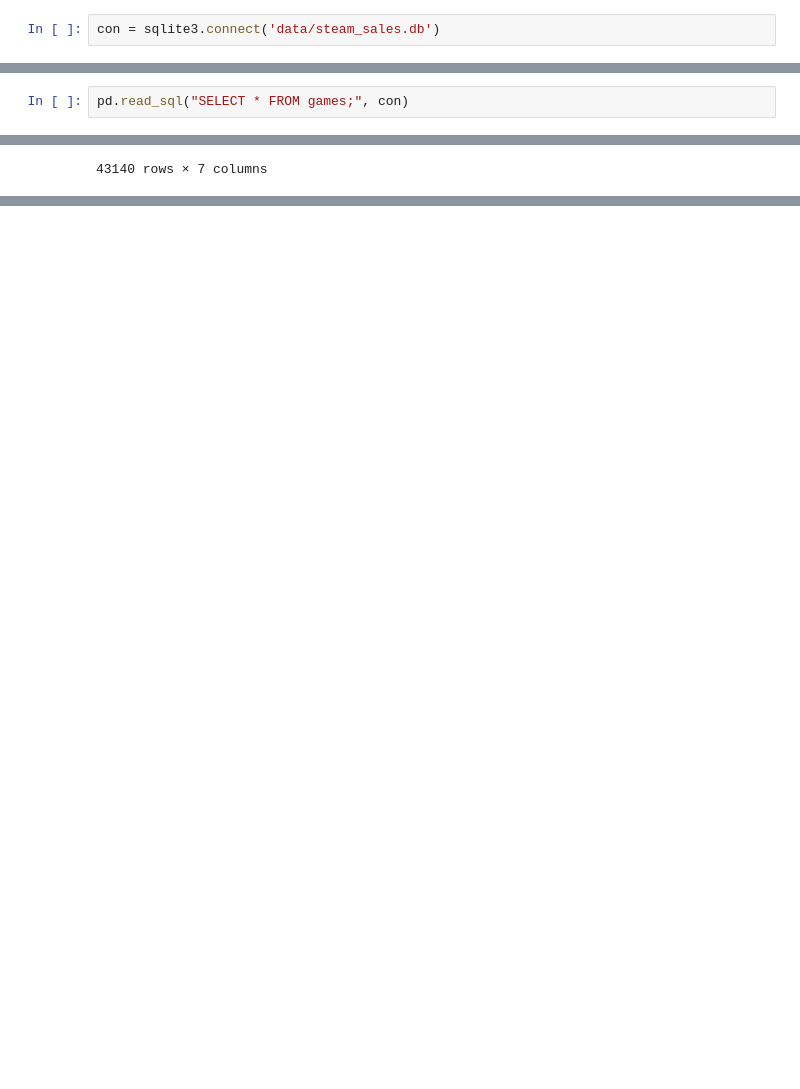
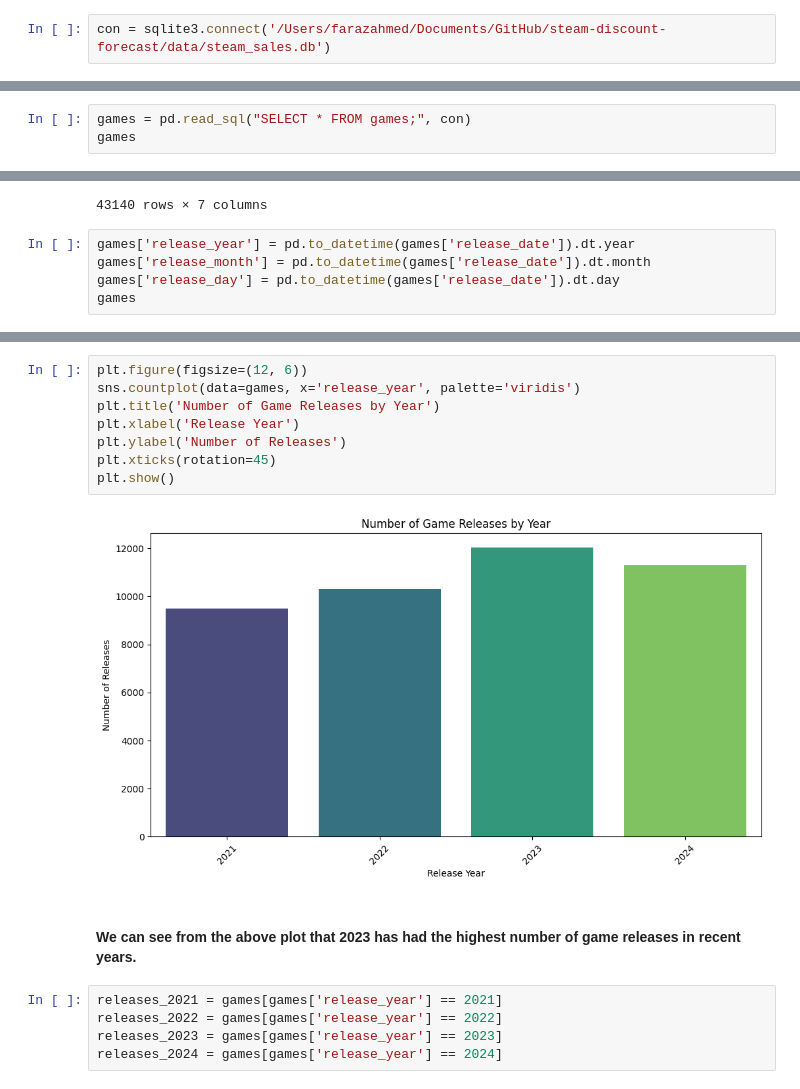
Before and after one commit to faraz1272/steam-discount-forecast, a Jupyter notebook: notebooks/EDA_Experimentation.ipynb, the cells around one changed output, grey strips where cells are left out. Saved outputs shown, nothing was run; the diff lists cells and outputs as text; blank space fills up the shorter version.

```diff
--- a/notebooks/EDA_Experimentation.ipynb
+++ b/notebooks/EDA_Experimentation.ipynb
@@ -4,5 +9,5 @@ import pandas as pd
 # %%
-con = sqlite3.connect('data/steam_sales.db')
+con = sqlite3.connect('/Users/farazahmed/Documents/GitHub/steam-discount-forecast/data/steam_sales.db')
 # %%
 pd.read_sql("SELECT * " \
             "FROM (SELECT *, ROW_NUMBER() OVER(PARTITION BY itad_id ORDER BY ts_utc ASC) AS rnk FROM history_events) " \
@@ -22,7 +27,8 @@ pd.read_sql("SELECT * " \
 | 75468 | 01993ed3-ac1b-733a-9c0b-195e7ce86a21 | 2023-12-21T23:10:34Z | 7.79 | 12.99 | 40 | 2 |
 75469 rows × 6 columns
 # %%
-pd.read_sql("SELECT * FROM games;", con)
+games = pd.read_sql("SELECT * FROM games;", con)
+games
 # %% [output]
 |  | itad_id | appid | title | type | release_date | early_access | mature |
 | 0 | 018d937f-4ef3-7168-994d-7968084ab1a0 | 226280.0 | Warp Frontier | game | 2021-09-28 | 0 | 0 |
@@ -37,3 +43,8 @@ pd.read_sql("SELECT * FROM games;", con)
 | 43138 | 01919561-88ca-73f4-8123-1b114c928691 | 3188840.0 | Space Memory: Cats | game | 2024-09-10 | 0 | 0 |
 | 43139 | 0191aab8-da1b-7047-86be-bf0466fd99fc | 3195690.0 | Sexy Memory Puzzle - Gay Gym | game | 2024-09-06 | 0 | 1 |
 43140 rows × 7 columns
+# %%
+games['release_year'] = pd.to_datetime(games['release_date']).dt.year
+games['release_month'] = pd.to_datetime(games['release_date']).dt.month
+games['release_day'] = pd.to_datetime(games['release_date']).dt.day
+games
@@ -39,0 +65,17 @@ pd.read_sql("SELECT * FROM games;", con)
+# %%
+plt.figure(figsize=(12, 6))
+sns.countplot(data=games, x='release_year', palette='viridis')
+plt.title('Number of Game Releases by Year')
+plt.xlabel('Release Year')
+plt.ylabel('Number of Releases')
+plt.xticks(rotation=45)
+plt.show()
+# %% [output]
+[figure, added]
+# %% [markdown]
+#### We can see from the above plot that 2023 has had the highest number of game releases in recent years.
+# %%
+releases_2021 = games[games['release_year'] == 2021]
+releases_2022 = games[games['release_year'] == 2022]
+releases_2023 = games[games['release_year'] == 2023]
+releases_2024 = games[games['release_year'] == 2024]
```
Also changed, not shown: parts of 26 cells of this notebook.
